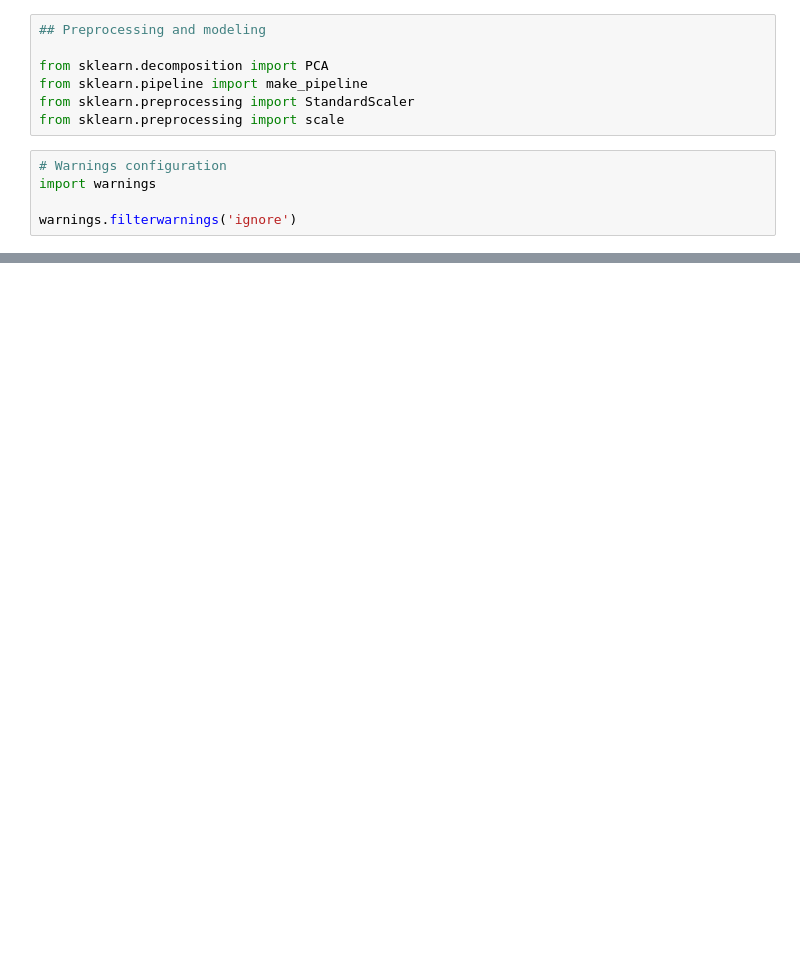
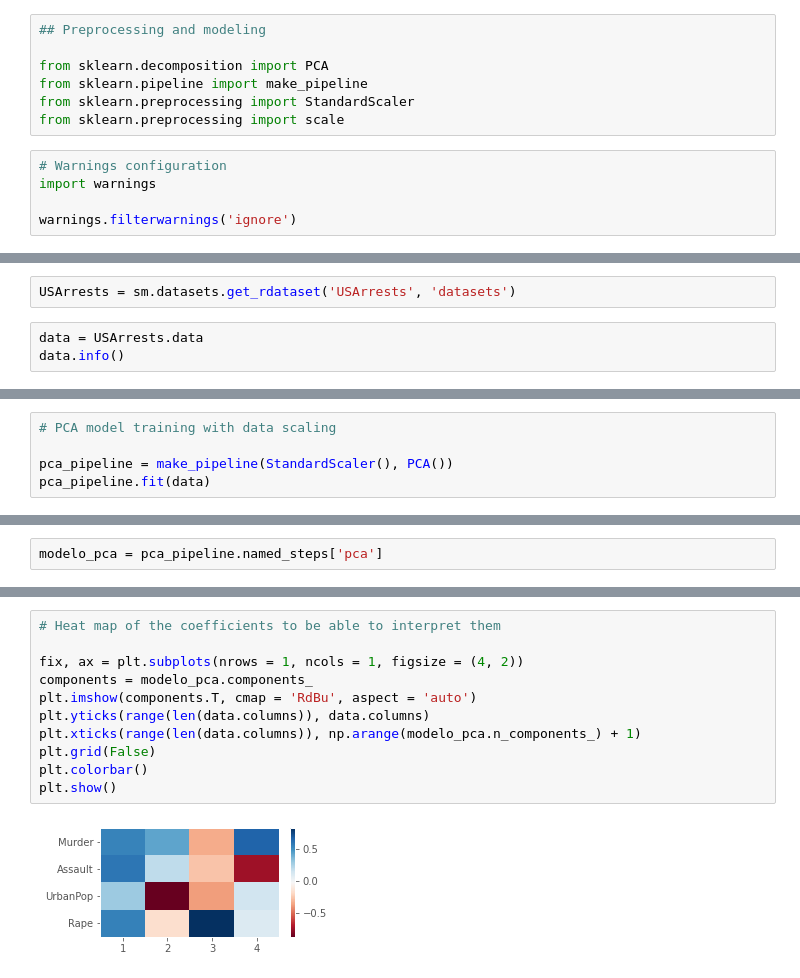
Before and after one commit to jucalfonsom/data-preparation-course, a Jupyter notebook: pca/pca.ipynb, the cells around one changed output, grey strips where cells are left out. Drawn from its saved outputs; the diff is of its cells as text; blank space fills up the shorter version.

```diff
--- a/pca/pca.ipynb
+++ b/pca/pca.ipynb
@@ -27,0 +30,5 @@ warnings.filterwarnings('ignore')
+# %%
+USArrests = sm.datasets.get_rdataset('USArrests', 'datasets')
+# %%
+data = USArrests.data
+data.info()
@@ -27,0 +99,5 @@ warnings.filterwarnings('ignore')
+# %%
+# PCA model training with data scaling
+
+pca_pipeline = make_pipeline(StandardScaler(), PCA())
+pca_pipeline.fit(data)
@@ -27,0 +106,2 @@ warnings.filterwarnings('ignore')
+# %%
+modelo_pca = pca_pipeline.named_steps['pca']
@@ -27,0 +129,13 @@ warnings.filterwarnings('ignore')
+# %%
+# Heat map of the coefficients to be able to interpret them
+
+fix, ax = plt.subplots(nrows = 1, ncols = 1, figsize = (4, 2))
+components = modelo_pca.components_
+plt.imshow(components.T, cmap = 'RdBu', aspect = 'auto')
+plt.yticks(range(len(data.columns)), data.columns)
+plt.xticks(range(len(data.columns)), np.arange(modelo_pca.n_components_) + 1)
+plt.grid(False)
+plt.colorbar()
+plt.show()
+# %% [output]
+[figure, added]
```
Also changed, not shown: parts of 19 cells of this notebook.
